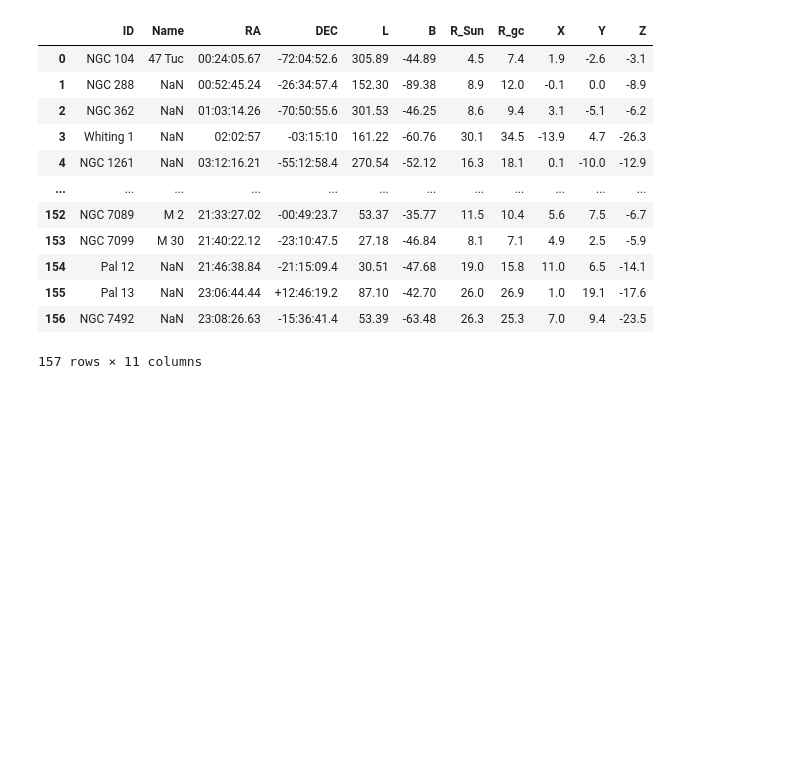
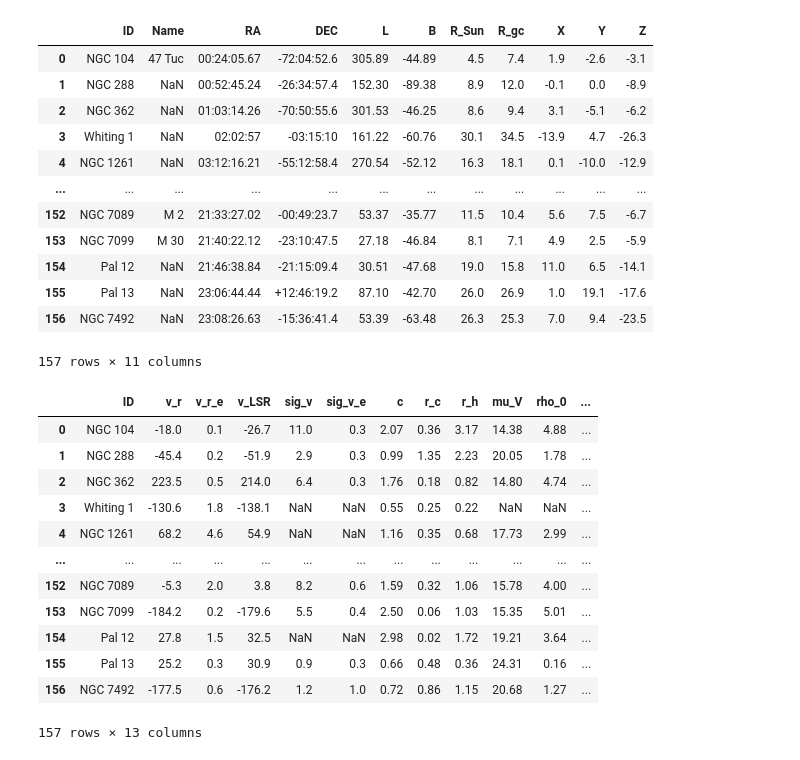
Before and after one commit to gigisheehan06-blip/3116-Comp-group2, a Jupyter notebook: evren.ipynb, the cells around one changed output. Saved outputs shown, nothing was run; the diff lists cells and outputs as text; code cells hidden in the pictures; blank space fills up the shorter version.

```diff
--- a/evren.ipynb
+++ b/evren.ipynb
@@ -25,3 +25,19 @@ pd.read_csv('HarrisPartI.csv')
 | 155 | Pal 13 | NaN | 23:06:44.44 | +12:46:19.2 | 87.10 | -42.70 | 26.0 | 26.9 | 1.0 | 19.1 | -17.6 |
 | 156 | NGC 7492 | NaN | 23:08:26.63 | -15:36:41.4 | 53.39 | -63.48 | 26.3 | 25.3 | 7.0 | 9.4 | -23.5 |
 157 rows × 11 columns
+# %%
+pd.read_csv('HarrisPartIII.csv')
+# %% [output]
+|  | ID | v_r | v_r_e | v_LSR | sig_v | sig_v_e | c | r_c | r_h | mu_V | rho_0 | ... |
+| 0 | NGC 104 | -18.0 | 0.1 | -26.7 | 11.0 | 0.3 | 2.07 | 0.36 | 3.17 | 14.38 | 4.88 | ... |
+| 1 | NGC 288 | -45.4 | 0.2 | -51.9 | 2.9 | 0.3 | 0.99 | 1.35 | 2.23 | 20.05 | 1.78 | ... |
+| 2 | NGC 362 | 223.5 | 0.5 | 214.0 | 6.4 | 0.3 | 1.76 | 0.18 | 0.82 | 14.80 | 4.74 | ... |
+| 3 | Whiting 1 | -130.6 | 1.8 | -138.1 | NaN | NaN | 0.55 | 0.25 | 0.22 | NaN | NaN | ... |
+| 4 | NGC 1261 | 68.2 | 4.6 | 54.9 | NaN | NaN | 1.16 | 0.35 | 0.68 | 17.73 | 2.99 | ... |
+| ... | ... | ... | ... | ... | ... | ... | ... | ... | ... | ... | ... | ... |
+| 152 | NGC 7089 | -5.3 | 2.0 | 3.8 | 8.2 | 0.6 | 1.59 | 0.32 | 1.06 | 15.78 | 4.00 | ... |
+| 153 | NGC 7099 | -184.2 | 0.2 | -179.6 | 5.5 | 0.4 | 2.50 | 0.06 | 1.03 | 15.35 | 5.01 | ... |
+| 154 | Pal 12 | 27.8 | 1.5 | 32.5 | NaN | NaN | 2.98 | 0.02 | 1.72 | 19.21 | 3.64 | ... |
+| 155 | Pal 13 | 25.2 | 0.3 | 30.9 | 0.9 | 0.3 | 0.66 | 0.48 | 0.36 | 24.31 | 0.16 | ... |
+| 156 | NGC 7492 | -177.5 | 0.6 | -176.2 | 1.2 | 1.0 | 0.72 | 0.86 | 1.15 | 20.68 | 1.27 | ... |
+157 rows × 13 columns
```
Also changed, not shown: parts of 2 cells of this notebook.
